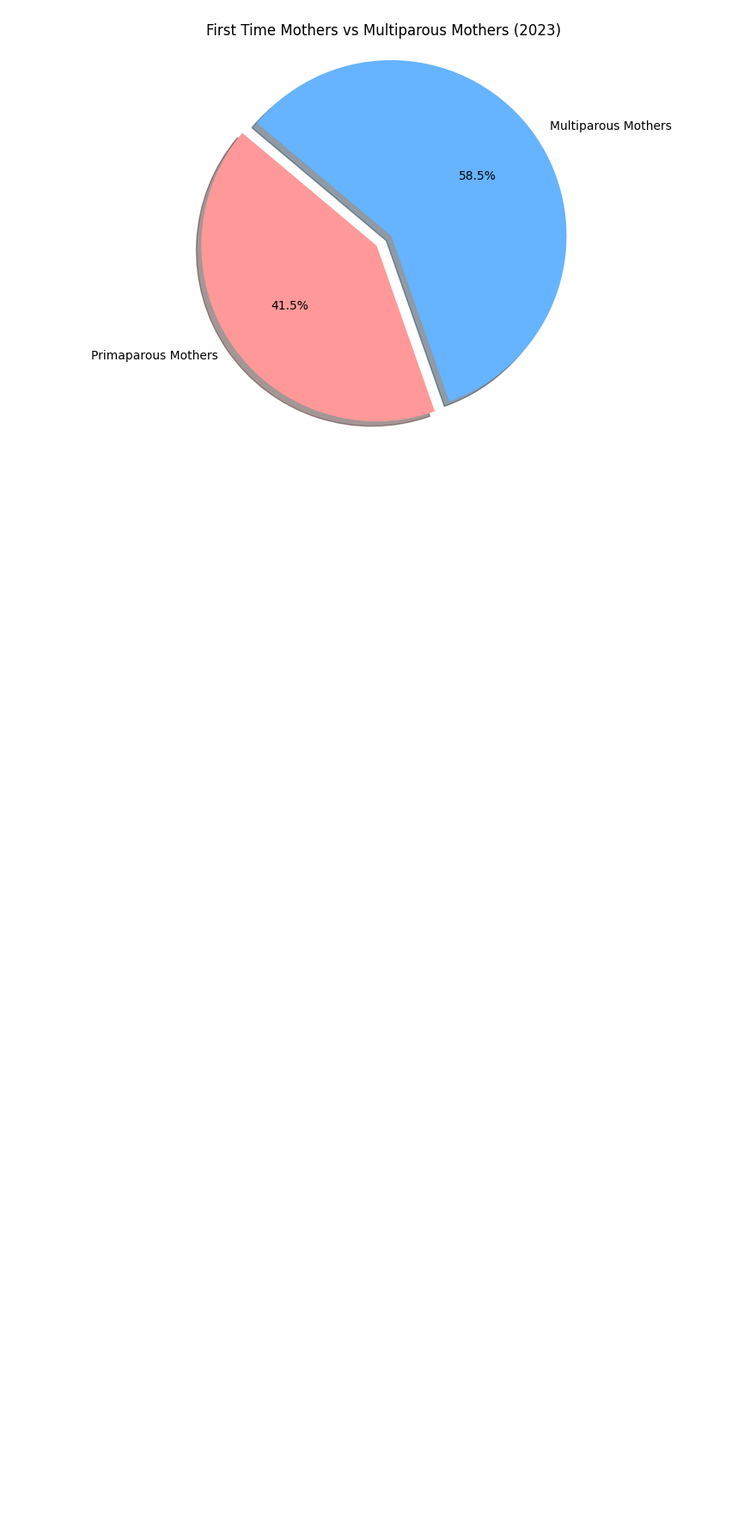
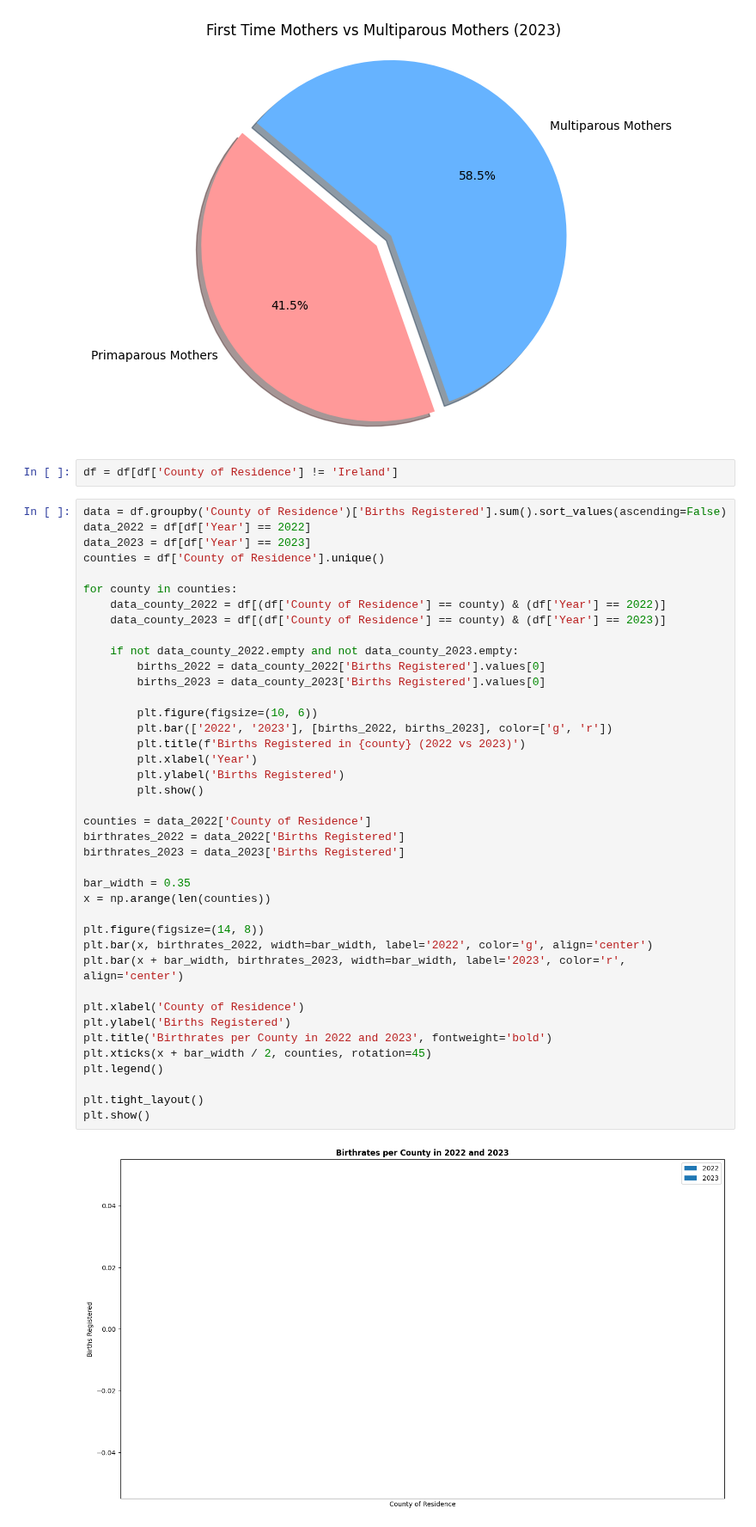
Before and after one commit to GraceMarySmyth/programming-for-data-analytics, a Jupyter notebook: Big_project/birth_rates.ipynb, the cells around one changed output. Shown at 86% size. Saved outputs shown, nothing was run; the diff lists cells and outputs as text; blank space fills up the shorter version.

Commit message:
attempting bar graph to compare birth rates between 2022 and 2023 per county

```diff
--- a/Big_project/birth_rates.ipynb
+++ b/Big_project/birth_rates.ipynb
@@ -182,3 +182,47 @@ plt.title('First Time Mothers vs Multiparous Mothers (2023)')
 plt.show()
 # %% [output]
 [figure]
+# %%
+df = df[df['County of Residence'] != 'Ireland']
+# %%
+data = df.groupby('County of Residence')['Births Registered'].sum().sort_values(ascending=False)
+data_2022 = df[df['Year'] == 2022]
+data_2023 = df[df['Year'] == 2023]
+counties = df['County of Residence'].unique()
+
+for county in counties:
+    data_county_2022 = df[(df['County of Residence'] == county) & (df['Year'] == 2022)]
+    data_county_2023 = df[(df['County of Residence'] == county) & (df['Year'] == 2023)]
+
+    if not data_county_2022.empty and not data_county_2023.empty:
+        births_2022 = data_county_2022['Births Registered'].values[0]
+        births_2023 = data_county_2023['Births Registered'].values[0]
+
+        plt.figure(figsize=(10, 6))
+        plt.bar(['2022', '2023'], [births_2022, births_2023], color=['g', 'r'])
+        plt.title(f'Births Registered in {county} (2022 vs 2023)')
+        plt.xlabel('Year')
+        plt.ylabel('Births Registered')
+        plt.show()
+
+counties = data_2022['County of Residence']
+birthrates_2022 = data_2022['Births Registered']
+birthrates_2023 = data_2023['Births Registered']
+
+bar_width = 0.35
+x = np.arange(len(counties))
+
+plt.figure(figsize=(14, 8))
+plt.bar(x, birthrates_2022, width=bar_width, label='2022', color='g', align='center')
+plt.bar(x + bar_width, birthrates_2023, width=bar_width, label='2023', color='r', align='center')
+
+plt.xlabel('County of Residence')
+plt.ylabel('Births Registered')
+plt.title('Birthrates per County in 2022 and 2023', fontweight='bold')
+plt.xticks(x + bar_width / 2, counties, rotation=45)
+plt.legend()
+
+plt.tight_layout()
+plt.show()
+# %% [output]
+[figure, added]
```
